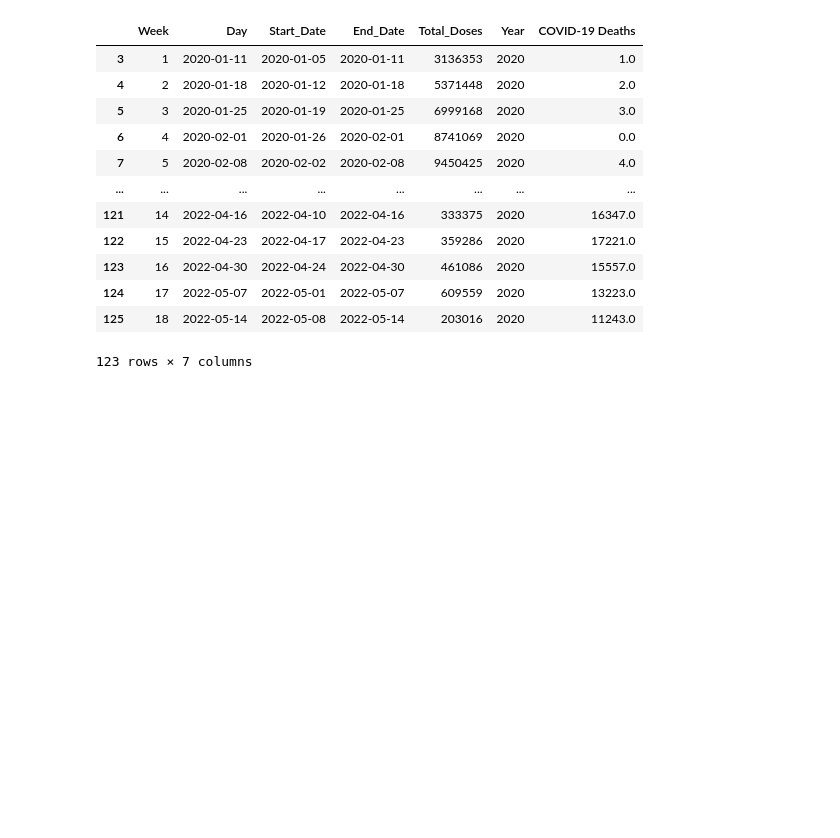
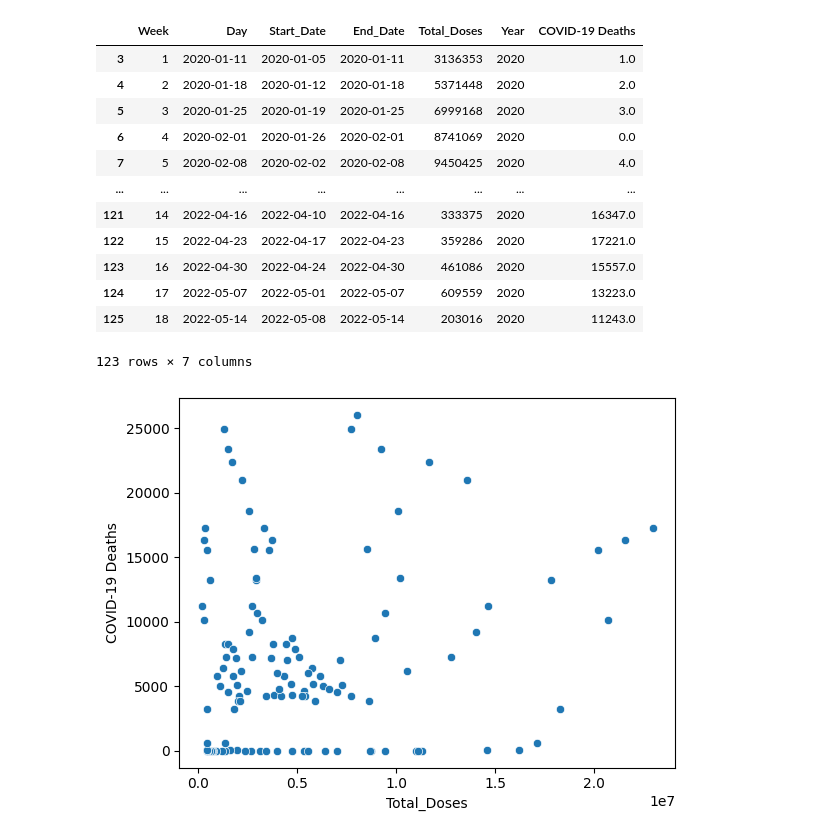
Before and after one commit to carolinehagood/covid-project, a Jupyter notebook: Combining_data.ipynb, the cells around one changed output. Cells and saved outputs as stored; diff of their text form; code cells hidden in the pictures; blank space fills up the shorter version.

```diff
--- a/Combining_data.ipynb
+++ b/Combining_data.ipynb
@@ -165,5 +160,13 @@ df_updated
 | 124 | 17 | 2022-05-07 | 2022-05-01 | 2022-05-07 | 609559 | 2020 | 13223.0 |
 | 125 | 18 | 2022-05-14 | 2022-05-08 | 2022-05-14 | 203016 | 2020 | 11243.0 |
 123 rows × 7 columns
+# %%
+import seaborn as sns
+import matplotlib.pyplot as plt
+
+sns.scatterplot(x='Total_Doses', y='COVID-19 Deaths', data=df_updated)
+plt.show()
+# %% [output]
+[figure, added]
 # %%
 df_updated.to_csv('Total_cleaned_data.csv')
```
Also changed, not shown: parts of 1 cell of this notebook.
